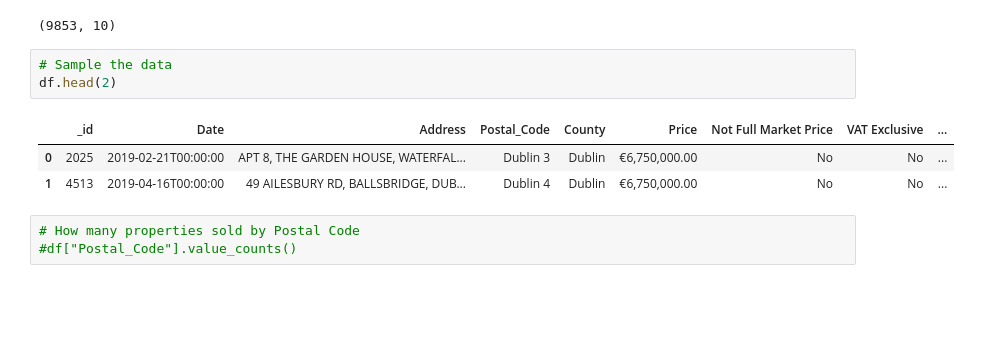
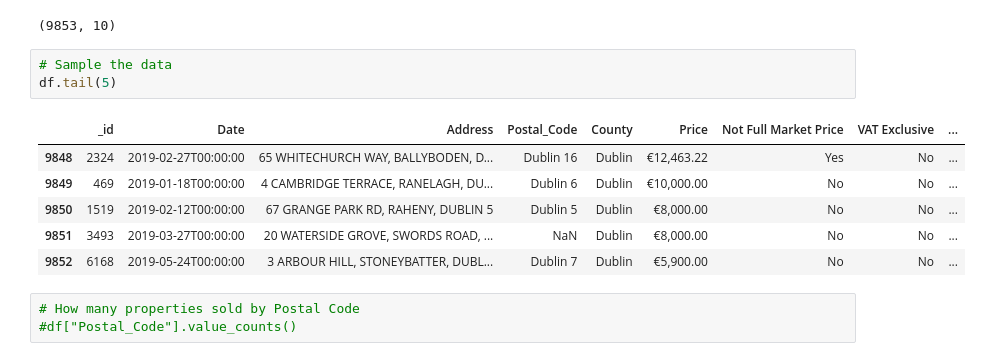
Before and after one commit to morgan360/python_course, a Jupyter notebook: examples/PropertyPricesStudent.ipynb, the cells around one changed output. Cells and saved outputs as stored; diff of their text form; blank space fills up the shorter version.

```diff
--- a/examples/PropertyPricesStudent.ipynb
+++ b/examples/PropertyPricesStudent.ipynb
@@ -32,11 +30,14 @@ df.shape
 (9853, 10)
 # %%
 # Sample the data
-df.head(2)
+df.tail(5)
 # %% [output]
 |  | _id | Date | Address | Postal_Code | County | Price | Not Full Market Price | VAT Exclusive | ... |
-| 0 | 2025 | 2019-02-21T00:00:00 | APT 8, THE GARDEN HOUSE, WATERFAL... | Dublin 3 | Dublin | €6,750,000.00 | No | No | ... |
-| 1 | 4513 | 2019-04-16T00:00:00 | 49 AILESBURY RD, BALLSBRIDGE, DUB... | Dublin 4 | Dublin | €6,750,000.00 | No | No | ... |
+| 9848 | 2324 | 2019-02-27T00:00:00 | 65 WHITECHURCH WAY, BALLYBODEN, D... | Dublin 16 | Dublin | €12,463.22 | Yes | No | ... |
+| 9849 | 469 | 2019-01-18T00:00:00 | 4 CAMBRIDGE TERRACE, RANELAGH, DU... | Dublin 6 | Dublin | €10,000.00 | No | No | ... |
+| 9850 | 1519 | 2019-02-12T00:00:00 | 67 GRANGE PARK RD, RAHENY, DUBLIN 5 | Dublin 5 | Dublin | €8,000.00 | No | No | ... |
+| 9851 | 3493 | 2019-03-27T00:00:00 | 20 WATERSIDE GROVE, SWORDS ROAD, ... | NaN | Dublin | €8,000.00 | No | No | ... |
+| 9852 | 6168 | 2019-05-24T00:00:00 | 3 ARBOUR HILL, STONEYBATTER, DUBL... | Dublin 7 | Dublin | €5,900.00 | No | No | ... |
 # %%
 # How many properties sold by Postal Code
 #df["Postal_Code"].value_counts()
```
Also changed, not shown: parts of 3 cells of this notebook, 5 other files.
